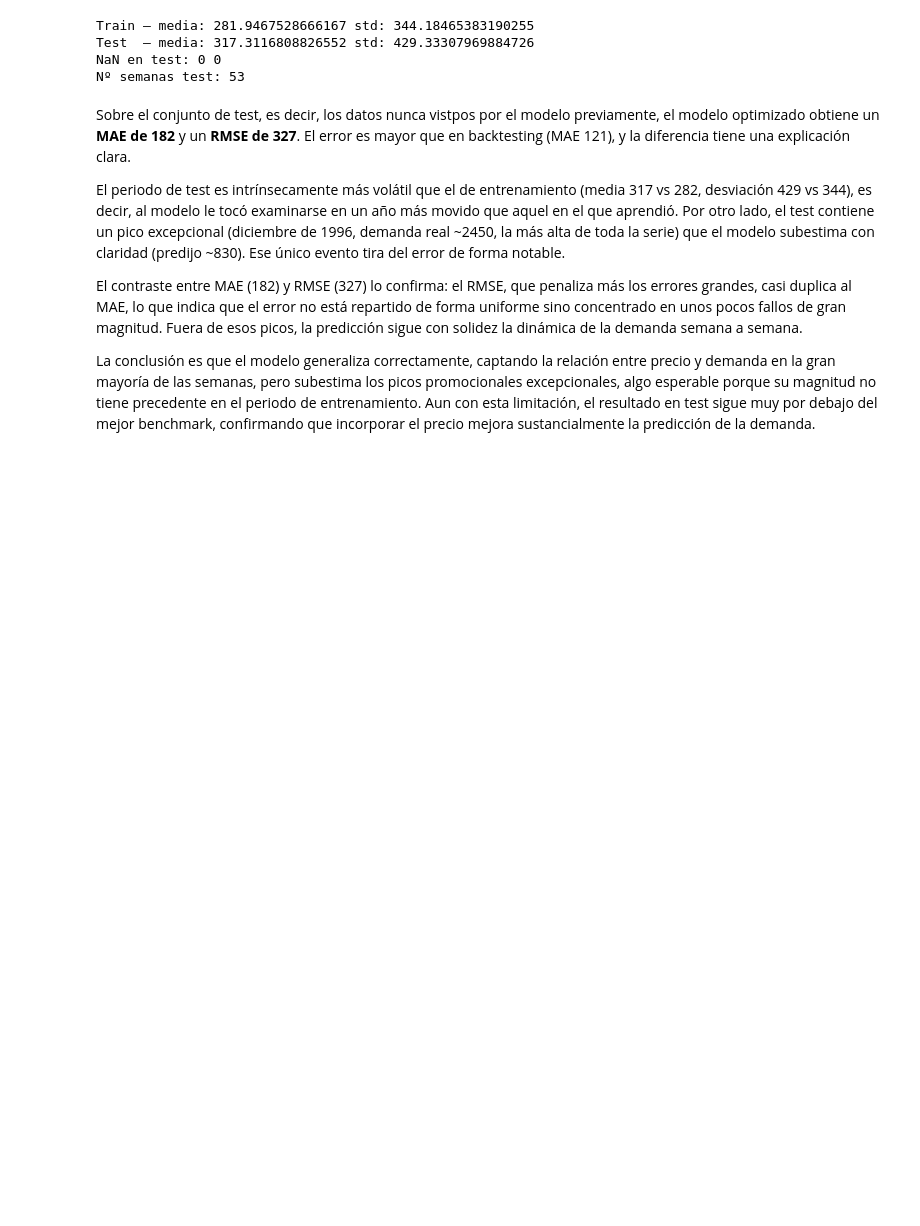
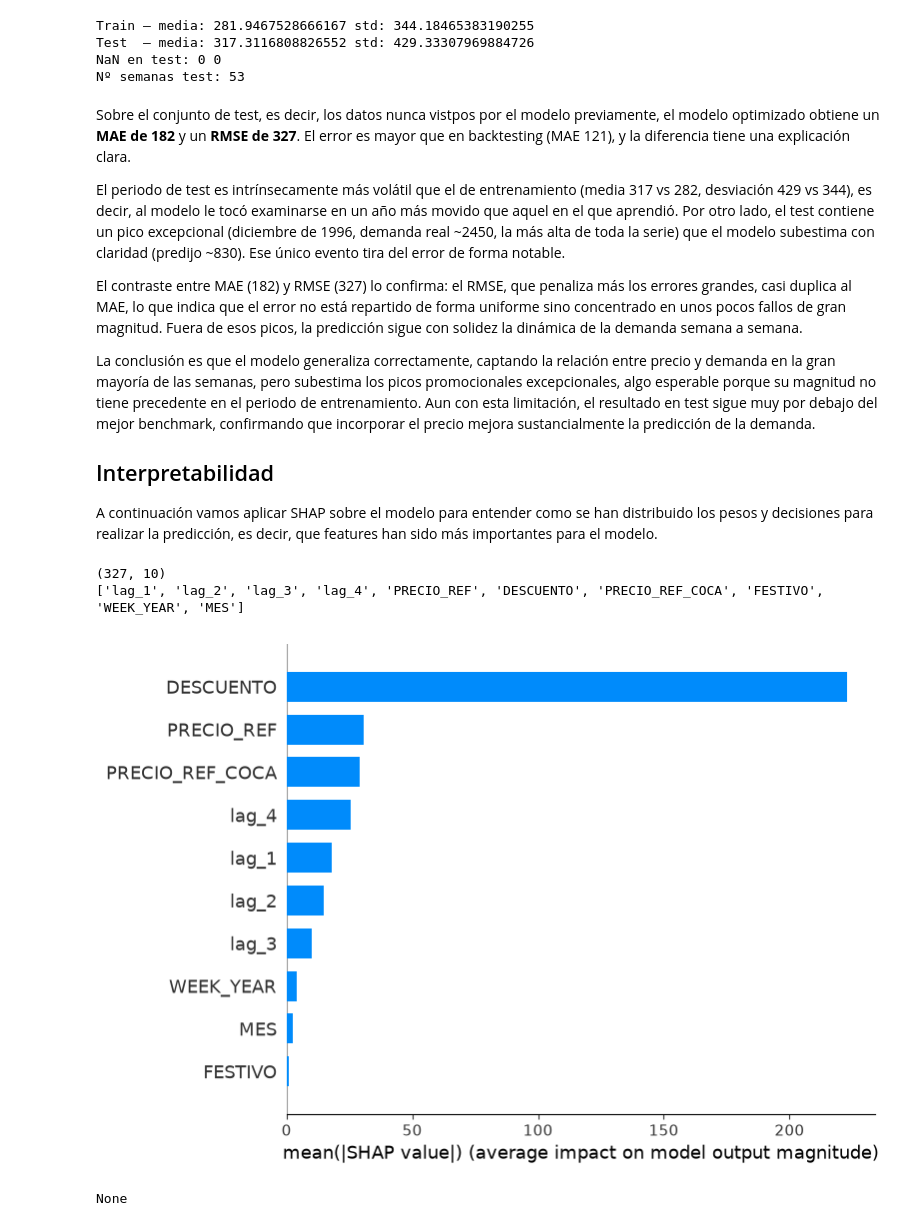
Before and after one commit to ivanfondo/Portafolio-Data-Science-Python, a Jupyter notebook: Pricing-Dominicks/notebooks/04_ML_demanda.ipynb, the cells around one changed output. Saved outputs shown, nothing was run; the diff lists cells and outputs as text; code cells hidden in the pictures; blank space fills up the shorter version.

Commit message:
Explicabilidad mediante SHAP

```diff
--- a/Pricing-Dominicks/notebooks/04_ML_demanda.ipynb
+++ b/Pricing-Dominicks/notebooks/04_ML_demanda.ipynb
@@ -390,10 +392,15 @@ fc_test = ForecasterRecursive(
     lags=4
 )
 
+# Generamos de nuevo el dataset completo para realizar la predicción
+y_full = pd.concat([train_sk['UNIDADES'], test_sk['UNIDADES']])
+exog_full = pd.concat([train_sk[exogenas], test_sk[exogenas]])
+
+
 metrica_lgbm_test, predicciones_lgbm_test = backtesting_forecaster(
     forecaster= fc_test,
-    y= pd.concat([train_sk['UNIDADES'], test_sk['UNIDADES']]),
-    exog= pd.concat([train_sk[exogenas], test_sk[exogenas]]),
+    y= y_full,
+    exog= exog_full,
     cv= TimeSeriesFold(
         steps= 4,
         initial_train_size= len(train_sk), # entrenamos con train y evaluamos sobre test
@@ -436,3 +446,27 @@ El periodo de test es intrínsecamente más volátil que el de entrenamiento (me
 El contraste entre MAE (182) y RMSE (327) lo confirma: el RMSE, que penaliza más los errores grandes, casi duplica al MAE, lo que indica que el error no está repartido de forma uniforme sino concentrado en unos pocos fallos de gran magnitud. Fuera de esos picos, la predicción sigue con solidez la dinámica de la demanda semana a semana.
 
 La conclusión es que el modelo generaliza correctamente, captando la relación entre precio y demanda en la gran mayoría de las semanas, pero subestima los picos promocionales excepcionales, algo esperable porque su magnitud no tiene precedente en el periodo de entrenamiento. Aun con esta limitación, el resultado en test sigue muy por debajo del mejor benchmark, confirmando que incorporar el precio mejora sustancialmente la predicción de la demanda.
+
+## Interpretabilidad
+
+A continuación vamos aplicar SHAP sobre el modelo para entender como se han distribuido los pesos y decisiones para realizar la predicción, es decir, que features han sido más importantes para el modelo.
+# %%
+X_shap, y_shap = forecaster.create_train_X_y(
+    y= y_full,
+    exog= exog_full
+)
+
+print(X_shap.shape)
+print(X_shap.columns.tolist())
+
+# Construimos explainer
+explainer = shap.TreeExplainer(forecaster.estimator)
+shap_values = explainer.shap_values(X_shap)
+
+# graficamos resultado
+print(shap.summary_plot(shap_values, X_shap, plot_type='bar'))
+# %% [output]
+(327, 10)
+['lag_1', 'lag_2', 'lag_3', 'lag_4', 'PRECIO_REF', 'DESCUENTO', 'PRECIO_REF_COCA', 'FESTIVO', 'WEEK_YEAR', 'MES']
+[figure, added]
+None
```
Also changed, not shown: parts of 6 cells of this notebook.
